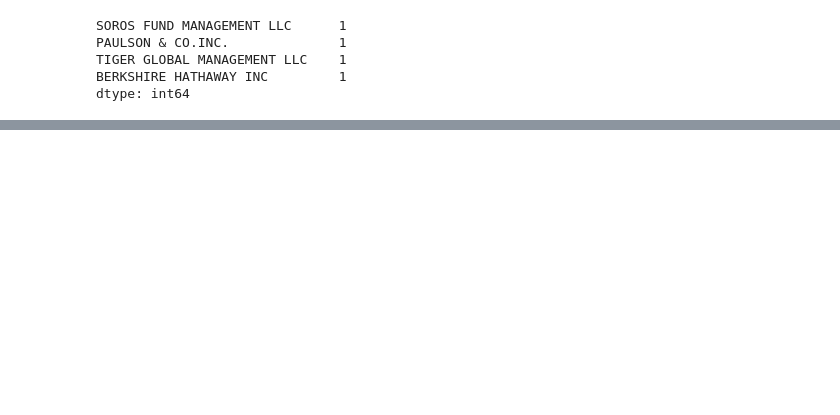
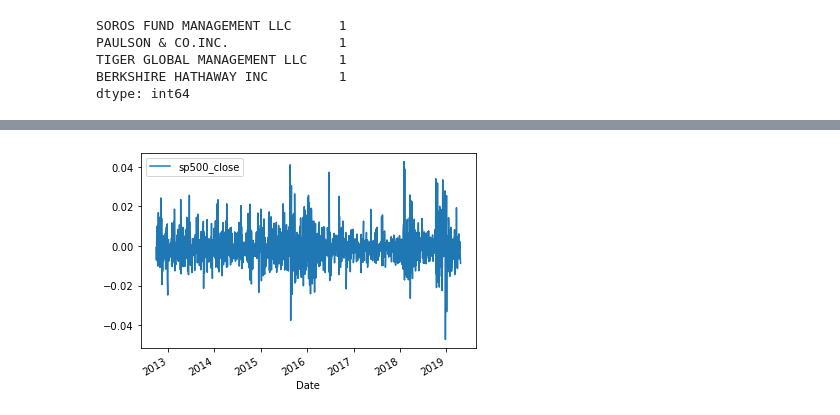
Before and after one commit to GEn-ops/PANDAS, a Jupyter notebook: PANDAS.ipynb, the cells around one changed output, grey strips where cells are left out. Saved outputs shown, nothing was run; the diff lists cells and outputs as text; code cells hidden in the pictures; blank space fills up the shorter version.

```diff
--- a/PANDAS.ipynb
+++ b/PANDAS.ipynb
@@ -27,0 +140,3 @@ dtype: int64
+# %%
+daily_return = sp500_df.pct_change()
+daily_return.head()
@@ -27,0 +151,4 @@ dtype: int64
+# %%
+#looking for nulls and dropping!
+daily_return.dropna(inplace=True)
+daily_return.head()
@@ -27,0 +163,3 @@ dtype: int64
+# %%
+sp500_return = daily_return
+sp500_return.head()
@@ -27,0 +174,3 @@ dtype: int64
+# %%
+sp500_return = sp500_return.rename(columns={'Close':"sp500_close"})
+sp500_return.head()
@@ -27,0 +185,6 @@ dtype: int64
+# %%
+# sp500_return
+# Visualize daily_return plot
+sp500_return.plot();
+# %% [output]
+[figure, added]
```
Also changed, not shown: parts of 75 cells of this notebook.
